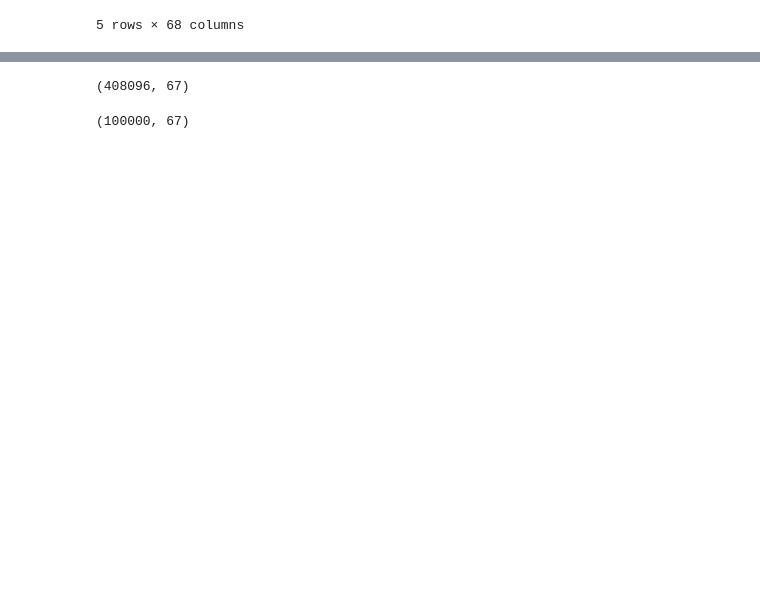
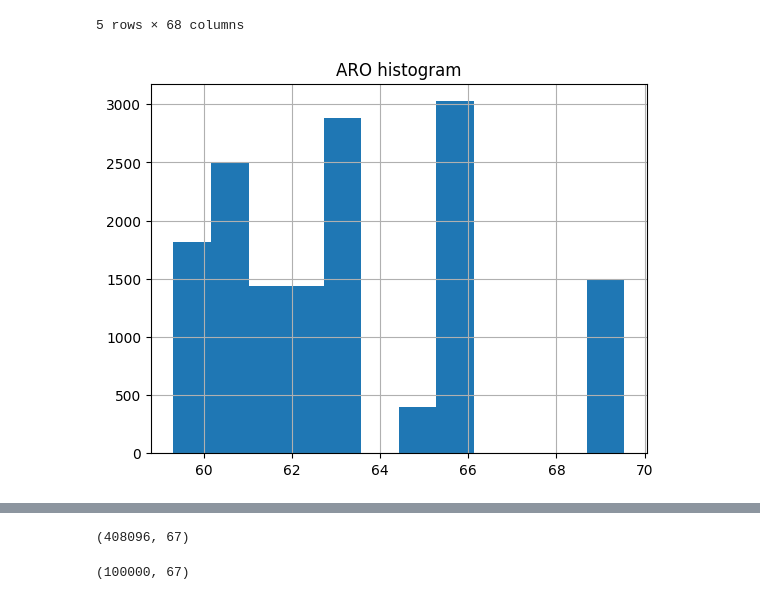
Before and after one commit to VeryLittleAnna/time_series, a Jupyter notebook: notebook.ipynb, the cells around one changed output, grey strips where cells are left out. Saved outputs shown, nothing was run; the diff lists cells and outputs as text; code cells hidden in the pictures; blank space fills up the shorter version.

```diff
--- a/notebook.ipynb
+++ b/notebook.ipynb
@@ -34,3 +68,9 @@ data.head(5)
 | 3 | 01.01.2016 00:03:00 | 65.59 | 48.0 | 6.0 | 98.9 | 6.85725 | 63.98800 | ... |
 | 4 | 01.01.2016 00:04:00 | 65.59 | 48.0 | 6.0 | 98.9 | 6.85561 | 63.98110 | ... |
 5 rows × 68 columns
+# %%
+data.ARO[0:15000].hist(bins=12)
+plt.title("ARO histogram")
+plt.show()
+# %% [output]
+[figure, added]
```
Also changed, not shown: parts of 35 cells of this notebook, 3 other files.
